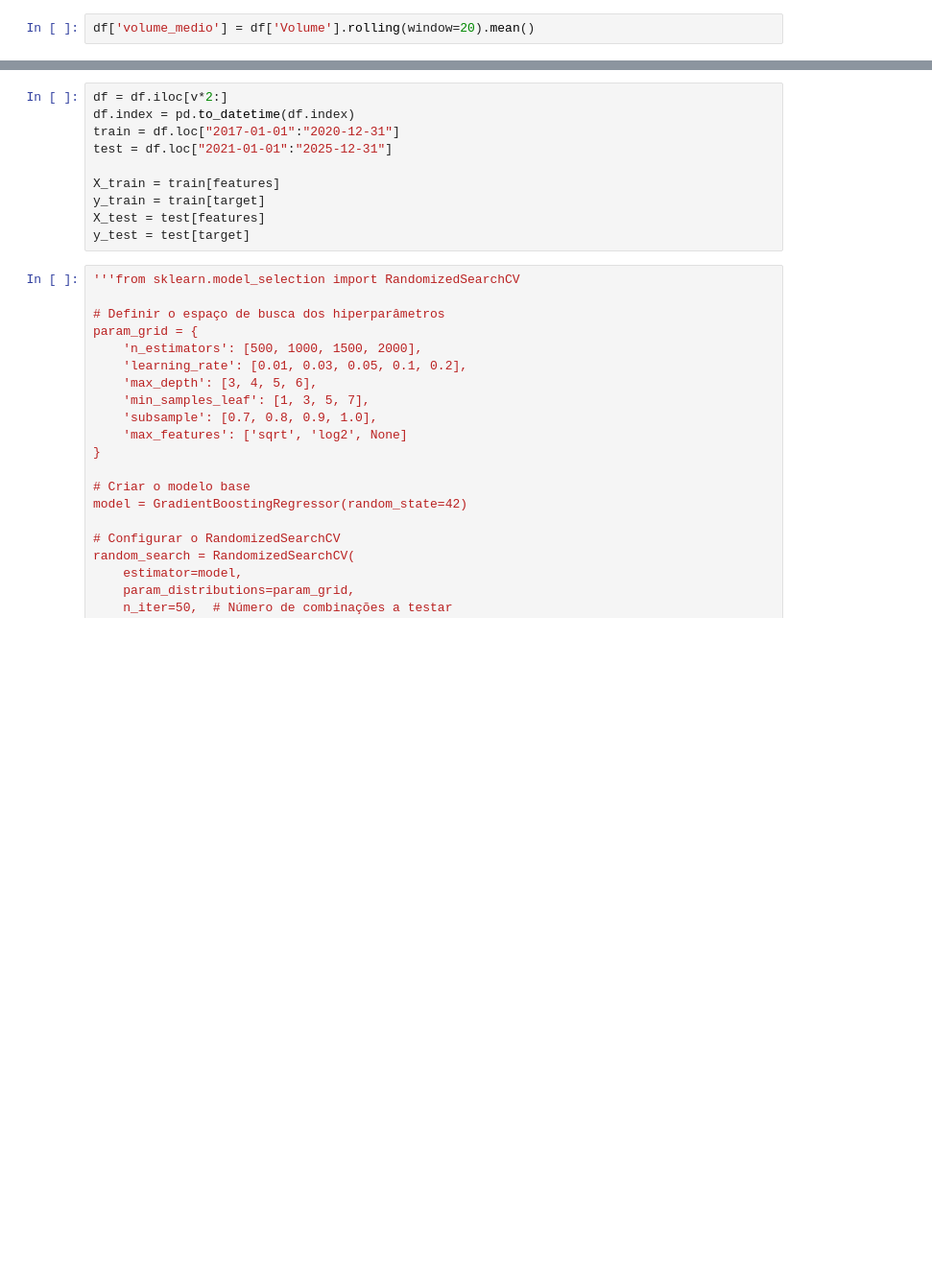
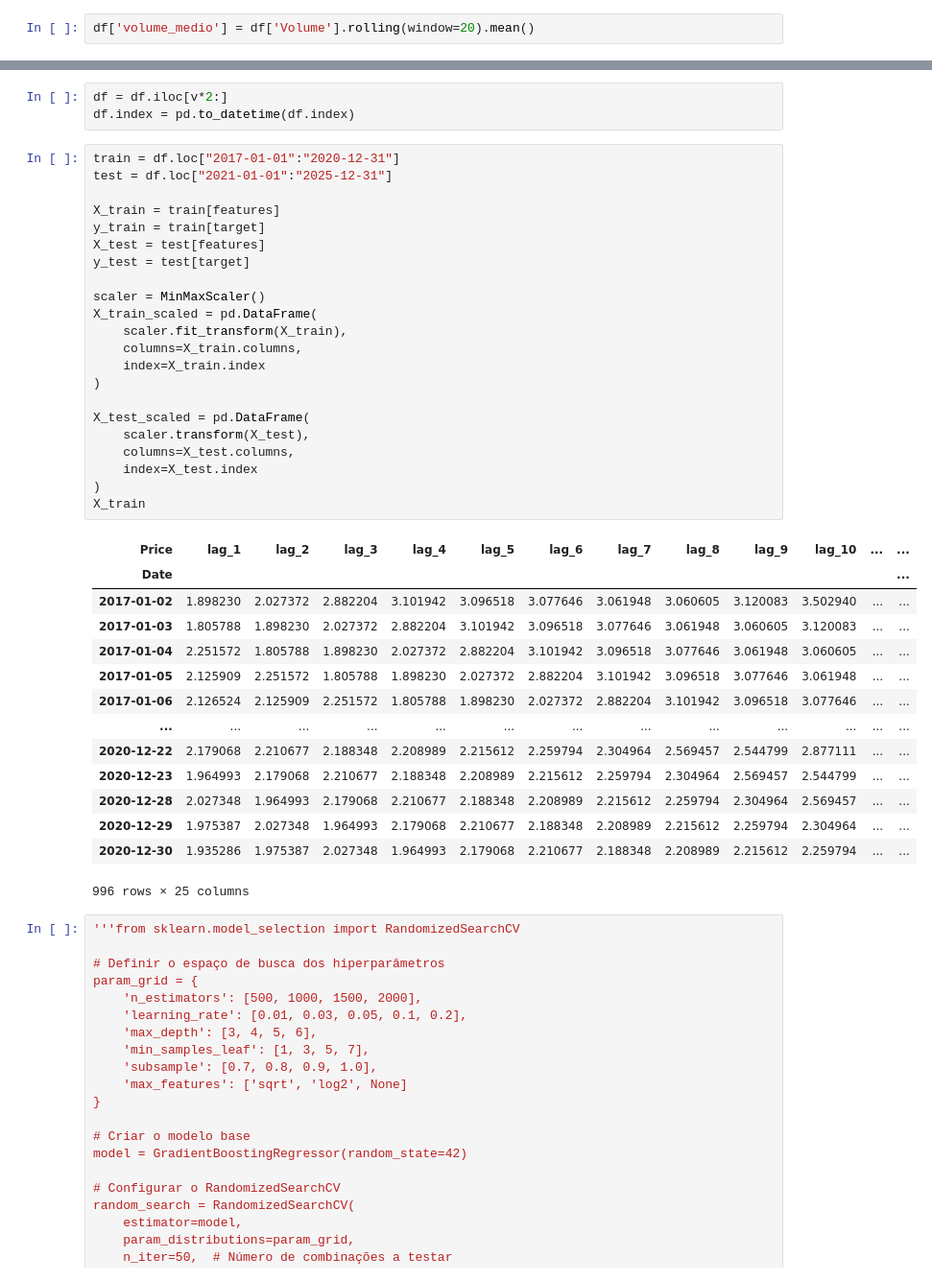
Before and after one commit to leandrocandida/CleanArch, a Jupyter notebook: Untitled11.ipynb, the cells around one changed output, grey strips where cells are left out. Shown at 96% size. Cells and saved outputs as stored; diff of their text form; blank space fills up the shorter version.

```diff
--- a/Untitled11.ipynb
+++ b/Untitled11.ipynb
@@ -57,13 +82,43 @@ features
+# %%
+df = df.iloc[v*2:]
+df.index = pd.to_datetime(df.index)
 # %%
-df = df.iloc[v*2:]
-df.index = pd.to_datetime(df.index)
 train = df.loc["2017-01-01":"2020-12-31"]
 test = df.loc["2021-01-01":"2025-12-31"]
 
 X_train = train[features]
 y_train = train[target]
 X_test = test[features]
 y_test = test[target]
+
+scaler = MinMaxScaler()
+X_train_scaled = pd.DataFrame(
+    scaler.fit_transform(X_train),
+    columns=X_train.columns,
+    index=X_train.index
+)
+
+X_test_scaled = pd.DataFrame(
+    scaler.transform(X_test),
+    columns=X_test.columns,
+    index=X_test.index
+)
+X_train
+# %% [output]
+| Price | lag_1 | lag_2 | lag_3 | lag_4 | lag_5 | lag_6 | lag_7 | lag_8 | lag_9 | lag_10 | ... | ... |
+| Date |  |  |  |  |  |  |  |  |  |  |  | ... |
+| 2017-01-02 | 1.898230 | 2.027372 | 2.882204 | 3.101942 | 3.096518 | 3.077646 | 3.061948 | 3.060605 | 3.120083 | 3.502940 | ... | ... |
+| 2017-01-03 | 1.805788 | 1.898230 | 2.027372 | 2.882204 | 3.101942 | 3.096518 | 3.077646 | 3.061948 | 3.060605 | 3.120083 | ... | ... |
+| 2017-01-04 | 2.251572 | 1.805788 | 1.898230 | 2.027372 | 2.882204 | 3.101942 | 3.096518 | 3.077646 | 3.061948 | 3.060605 | ... | ... |
+| 2017-01-05 | 2.125909 | 2.251572 | 1.805788 | 1.898230 | 2.027372 | 2.882204 | 3.101942 | 3.096518 | 3.077646 | 3.061948 | ... | ... |
+| 2017-01-06 | 2.126524 | 2.125909 | 2.251572 | 1.805788 | 1.898230 | 2.027372 | 2.882204 | 3.101942 | 3.096518 | 3.077646 | ... | ... |
+| ... | ... | ... | ... | ... | ... | ... | ... | ... | ... | ... | ... | ... |
+| 2020-12-22 | 2.179068 | 2.210677 | 2.188348 | 2.208989 | 2.215612 | 2.259794 | 2.304964 | 2.569457 | 2.544799 | 2.877111 | ... | ... |
+| 2020-12-23 | 1.964993 | 2.179068 | 2.210677 | 2.188348 | 2.208989 | 2.215612 | 2.259794 | 2.304964 | 2.569457 | 2.544799 | ... | ... |
+| 2020-12-28 | 2.027348 | 1.964993 | 2.179068 | 2.210677 | 2.188348 | 2.208989 | 2.215612 | 2.259794 | 2.304964 | 2.569457 | ... | ... |
+| 2020-12-29 | 1.975387 | 2.027348 | 1.964993 | 2.179068 | 2.210677 | 2.188348 | 2.208989 | 2.215612 | 2.259794 | 2.304964 | ... | ... |
+| 2020-12-30 | 1.935286 | 1.975387 | 2.027348 | 1.964993 | 2.179068 | 2.210677 | 2.188348 | 2.208989 | 2.215612 | 2.259794 | ... | ... |
+996 rows × 25 columns
 # %%
 '''from sklearn.model_selection import RandomizedSearchCV
 
```
Also changed, not shown: parts of 15 cells of this notebook.
